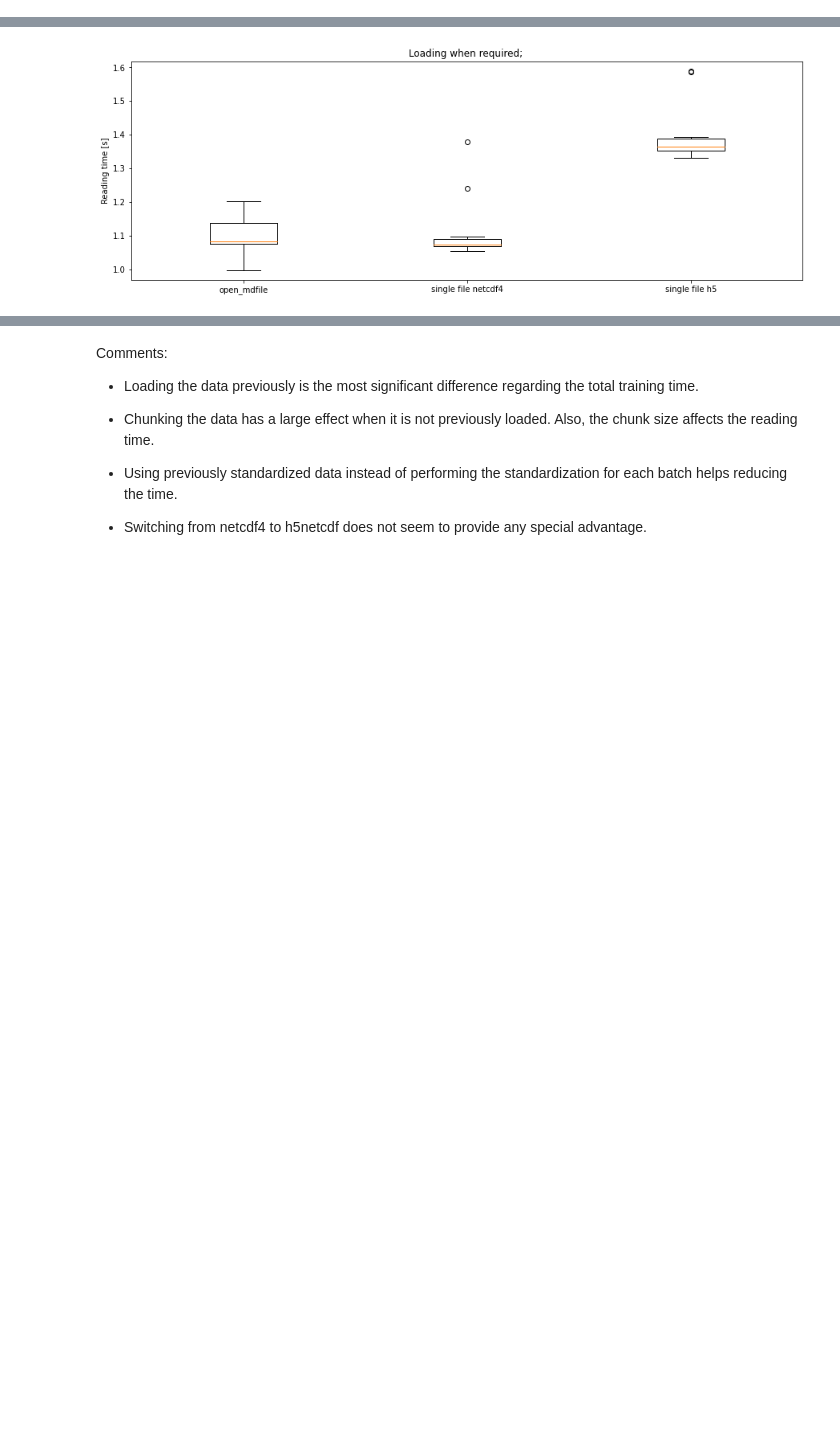
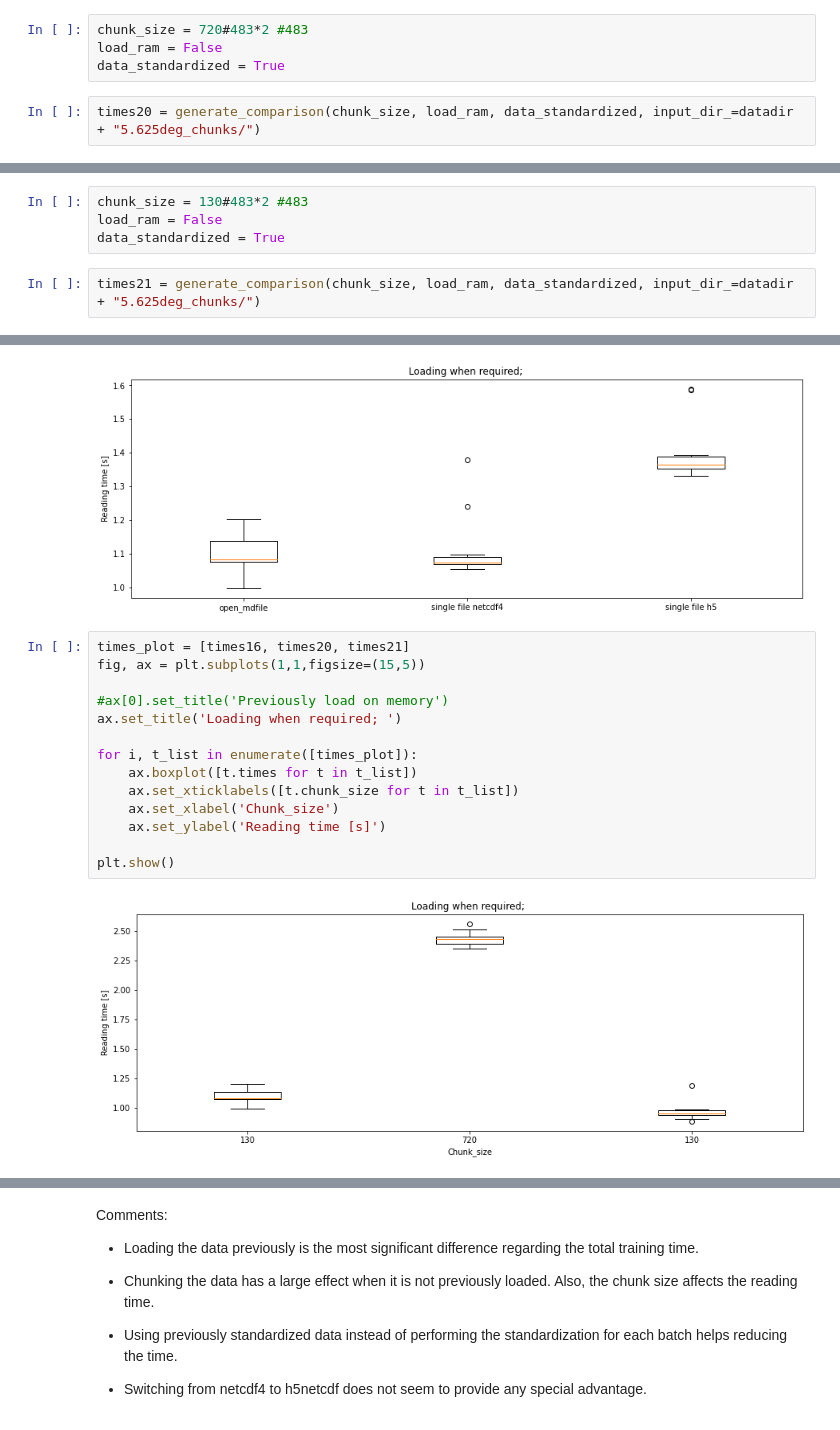
Before and after one commit to deepsphere/deepsphere-weather, a Jupyter notebook: notebooks/benchmark_training_time.ipynb, the cells around one changed output, grey strips where cells are left out. Cells and saved outputs as stored; diff of their text form; blank space fills up the shorter version.

```diff
--- a/notebooks/benchmark_training_time.ipynb
+++ b/notebooks/benchmark_training_time.ipynb
@@ -999,0 +1006,6 @@ Batch idx: 9; Loss: 0.760Reading time: 1.4058894157409667 +- 0.09200828593575001
+# %%
+chunk_size = 720#483*2 #483
+load_ram = False
+data_standardized = True
+# %%
+times20 = generate_comparison(chunk_size, load_ram, data_standardized, input_dir_=datadir + "5.625deg_chunks/")
@@ -999,0 +1036,6 @@ Batch idx: 9; Loss: 0.760Reading time: 1.4058894157409667 +- 0.09200828593575001
+# %%
+chunk_size = 130#483*2 #483
+load_ram = False
+data_standardized = True
+# %%
+times21 = generate_comparison(chunk_size, load_ram, data_standardized, input_dir_=datadir + "5.625deg_chunks/")
@@ -1136,3 +1226,19 @@ for i, t_list in enumerate([times_plot]):
 plt.show()
 # %% [output]
 [figure]
+# %%
+times_plot = [times16, times20, times21]
+fig, ax = plt.subplots(1,1,figsize=(15,5))
+
+#ax[0].set_title('Previously load on memory')
+ax.set_title('Loading when required; ')
+
+for i, t_list in enumerate([times_plot]):
+    ax.boxplot([t.times for t in t_list])
+    ax.set_xticklabels([t.chunk_size for t in t_list])
+    ax.set_xlabel('Chunk_size')
+    ax.set_ylabel('Reading time [s]')
+
+plt.show()
+# %% [output]
+[figure, added]
```
Also changed, not shown: parts of 9 cells of this notebook.
